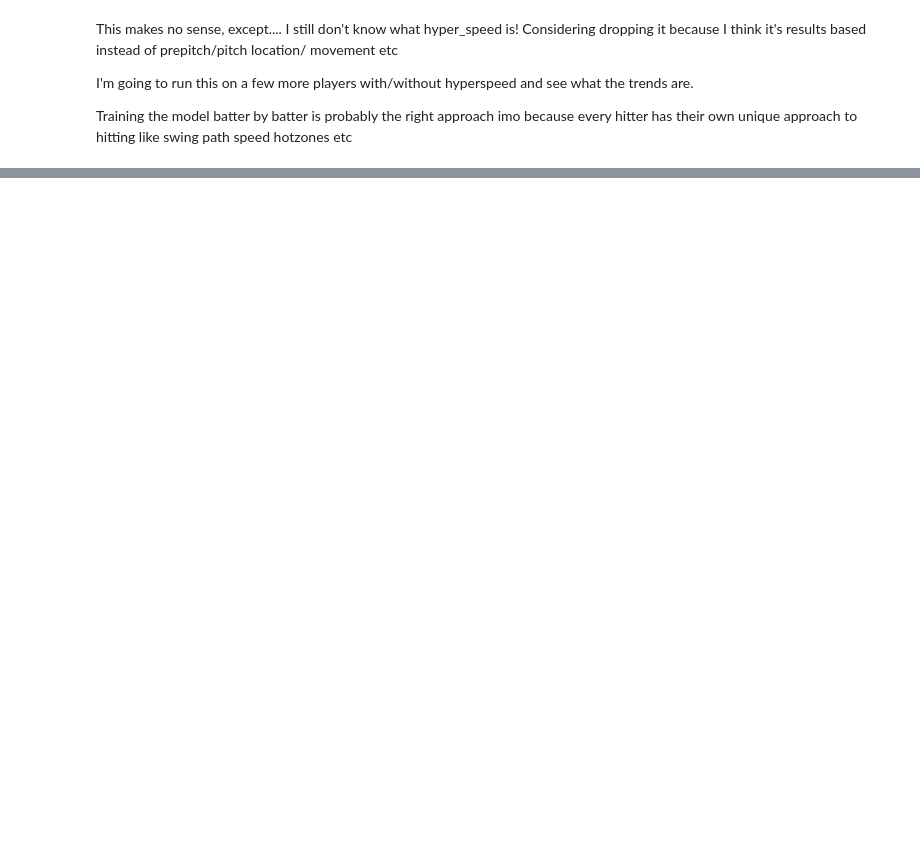
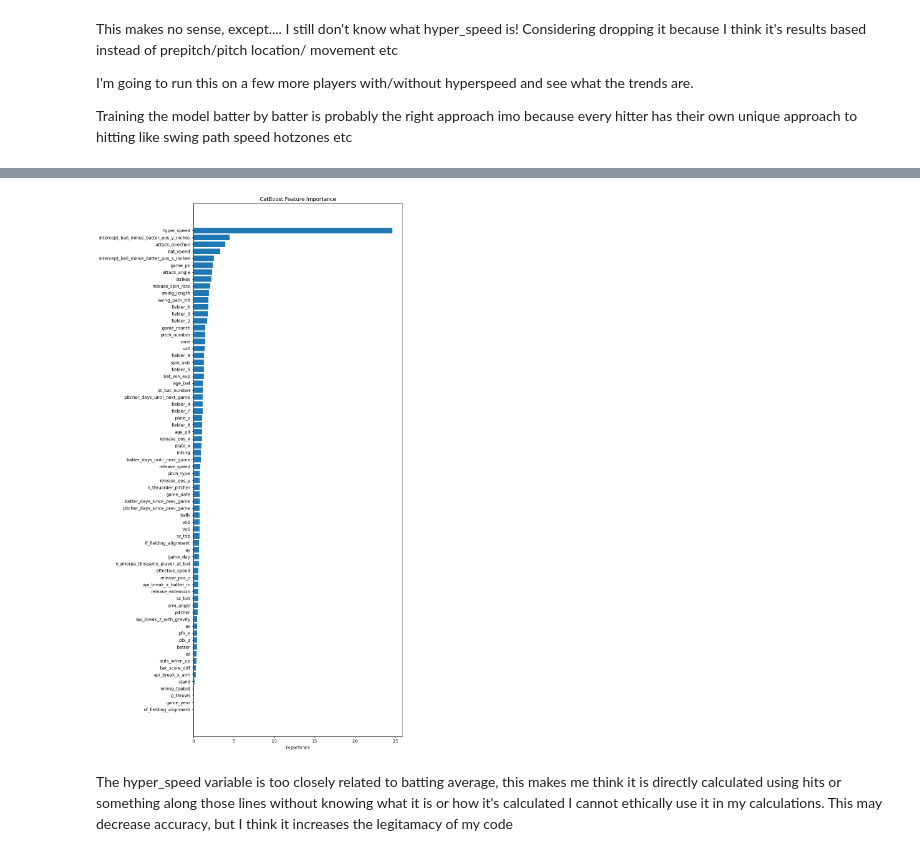
Before and after one commit to TDFelton/baseball_ML, a Jupyter notebook: testing.ipynb, the cells around one changed output, grey strips where cells are left out. Drawn from its saved outputs; the diff is of its cells as text; code cells hidden in the pictures; blank space fills up the shorter version.

Commit message:
made the model easy to use on any hitter also started saving plots

```diff
--- a/testing.ipynb
+++ b/testing.ipynb
@@ -227,0 +236,5 @@ Training the model batter by batter is probably the right approach imo because e
+# %%
+player = 'CJ Abrams'
+player_data = balldata[balldata['des'].astype(str).str.contains(f"{player}", case=False, na=False)]
+player_data = pd.DataFrame(player_data)
+player_data.shape
@@ -227,0 +272,20 @@ Training the model batter by batter is probably the right approach imo because e
+# %%
+player_x['game_year'] = pd.to_datetime(player_x['game_date']).dt.year
+player_x['game_month'] = pd.to_datetime(player_x['game_date']).dt.month
+player_x['game_day'] = pd.to_datetime(player_x['game_date']).dt.day
+# Then drop the original datetime column
+# %%
+categorical_cols = ['game_month','pitch_type','batter','pitcher','stand','p_throws',
+                    'balls','strikes','inning','inning_topbot','game_pk','fielder_2',
+                    'fielder_3','fielder_4','fielder_5','fielder_6','fielder_7','fielder_8','fielder_9','pitch_number',
+                    'at_bat_number','if_fielding_alignment','of_fielding_alignment','age_pit','age_bat','n_thruorder_pitcher',
+                    'n_priorpa_thisgame_player_at_bat','pitcher_days_since_prev_game','batter_days_since_prev_game',
+                    'pitcher_days_until_next_game','batter_days_until_next_game']
+# See which categorical columns are missing from the DataFrame
+
+
+player_x[categorical_cols] = player_x[categorical_cols].astype(str)
+# %%
+x_play_train, x_play_test, y_play_train, y_play_test = tts(player_x, player_y, test_size = 0.2)
+player_model = CatBoostClassifier(verbose=100)
+player_model.fit(x_play_train,y_play_train,cat_features=categorical_cols)
@@ -227,0 +306,18 @@ Training the model batter by batter is probably the right approach imo because e
+# %%
+importances = player_model.get_feature_importance()
+features = x_play_train.columns
+
+# Sort and plot
+indices = np.argsort(importances)[::-1]
+plt.figure(figsize=(10, 18))
+plt.barh(np.array(features)[indices], np.array(importances)[indices])
+plt.xlabel("Importance")
+plt.title("CatBoost Feature Importance")
+plt.gca().invert_yaxis()
+plt.tight_layout()
+plt.savefig(f'/sciclone/home/tdfelton/baseball/feature_selection_plots/{player.lower().replace(" ","_")}.png')
+plt.show()
+# %% [output]
+[figure, added]
+# %% [markdown]
+The hyper_speed variable is too closely related to batting average, this makes me think it is directly calculated using hits or something along those lines without knowing what it is or how it's calculated I cannot ethically use it in my calculations. This may decrease accuracy, but I think it increases the legitamacy of my code
```
Also changed, not shown: parts of 11 cells of this notebook, 8 other files.
